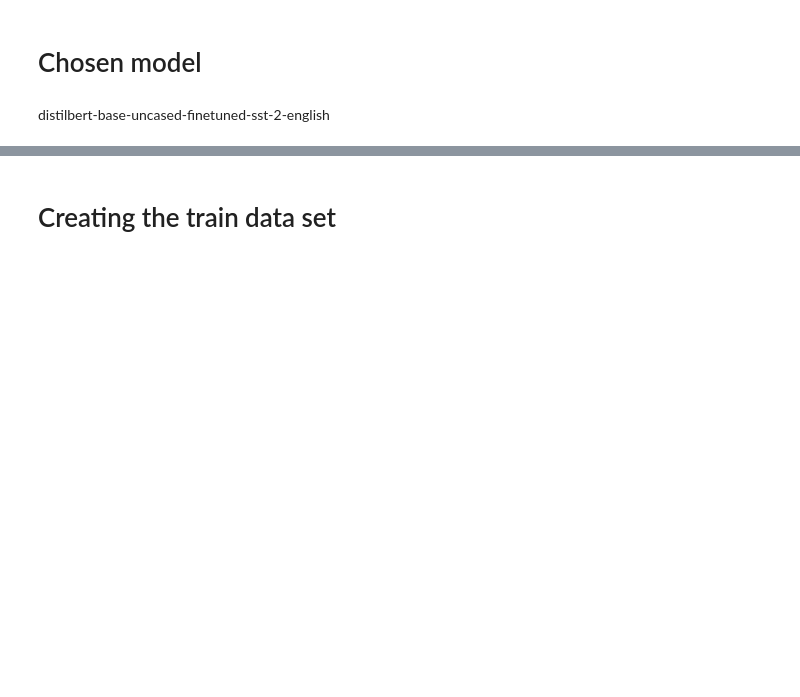
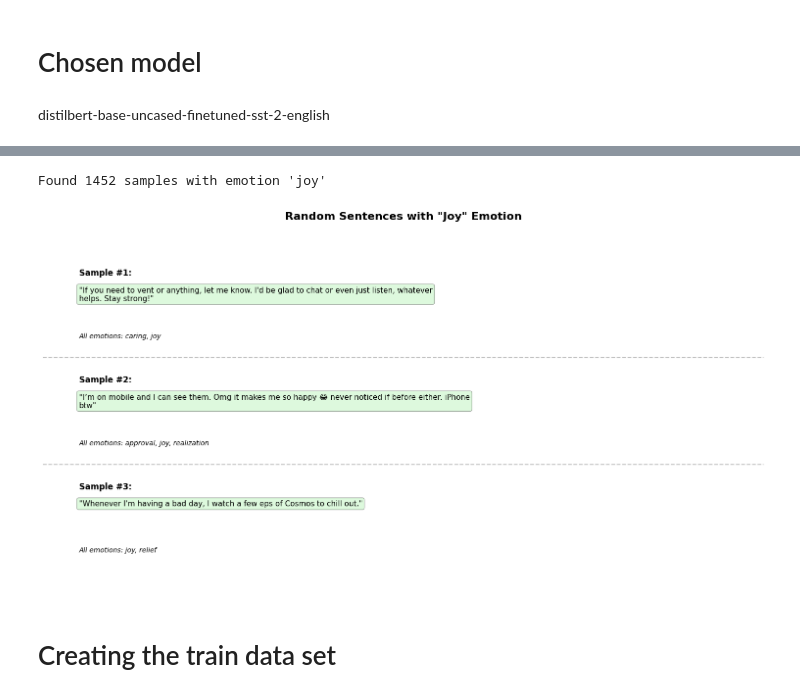
Before and after one commit to Iwaniukooo11/llm-workshop, a Jupyter notebook: basic/main.ipynb, the cells around one changed output, grey strips where cells are left out. Saved outputs shown, nothing was run; the diff lists cells and outputs as text; code cells hidden in the pictures; blank space fills up the shorter version.

```diff
--- a/basic/main.ipynb
+++ b/basic/main.ipynb
@@ -85,3 +215,65 @@ print(ds['train'][0])
+# %%
+import random
+import textwrap
+def plot_sentences_by_emotion(ds, emotion_name, split='train', n_samples=3, figsize=(15, 8), seed=42):
+    random.seed(seed)
+    emotion_names = ds[split].features['labels'].feature.names
+
+    if emotion_name not in emotion_names:
+        print(f"Emotion '{emotion_name}' not found. Available emotions:")
+        print(emotion_names)
+        return None, None
+
+    emotion_idx = emotion_names.index(emotion_name)
+
+    split_data = ds[split]
+    matching_samples = []
+
+    for i, sample in enumerate(split_data):
+        if emotion_idx in sample['labels']:
+            matching_samples.append(i)
+
+    if not matching_samples:
+        print(f"No samples found with emotion '{emotion_name}'")
+        return None, None
+
+    print(f"Found {len(matching_samples)} samples with emotion '{emotion_name}'")
+
+    selected_samples = random.sample(matching_samples, min(n_samples, len(matching_samples)))
+
+    fig, ax = plt.subplots(figsize=figsize)
+    ax.set_xlim(0, 10)
+    ax.set_ylim(0, n_samples * 3 + 1)
+    ax.axis('off')
+
+    ax.set_title(f'Random Sentences with "{emotion_name.title()}" Emotion',
+                 fontsize=16, fontweight='bold', pad=20)
+
+    for i, sample_idx in enumerate(selected_samples):
+        sample = split_data[sample_idx]
+        text = sample['text']
+        label_indices = sample['labels']
+        active_emotions = [emotion_names[idx] for idx in label_indices if 0 <= idx < len(emotion_names)]
+
+        y_base = n_samples * 3 - i * 3
+        wrapped_text = textwrap.fill(text, width=100)
+
+        ax.text(0.5, y_base, f'Sample #{i+1}:', fontsize=12, fontweight='bold', ha='left', va='top')
+        ax.text(0.5, y_base - 0.5, f'"{wrapped_text}"', fontsize=11, ha='left', va='top',
+                bbox=dict(boxstyle="round,pad=0.3", facecolor='lightgreen', alpha=0.3))
+        ax.text(0.5, y_base - 1.8, f'All emotions: {", ".join(active_emotions)}',
+                fontsize=10, ha='left', va='top', style='italic')
+        if i < len(selected_samples) - 1:
+            ax.axhline(y=y_base - 2.5, color='gray', linestyle='--', alpha=0.5)
+
+    plt.tight_layout()
+    return fig, ax
+
+fig, ax = plot_sentences_by_emotion(ds, 'joy', split='train', n_samples=3)
+plt.show()
+# %% [output]
+Found 1452 samples with emotion 'joy'
+[figure, added]
 # %% [markdown]
 # Creating the train data set
 # %%
```
Also changed, not shown: parts of 44 cells of this notebook, 1 other file.
